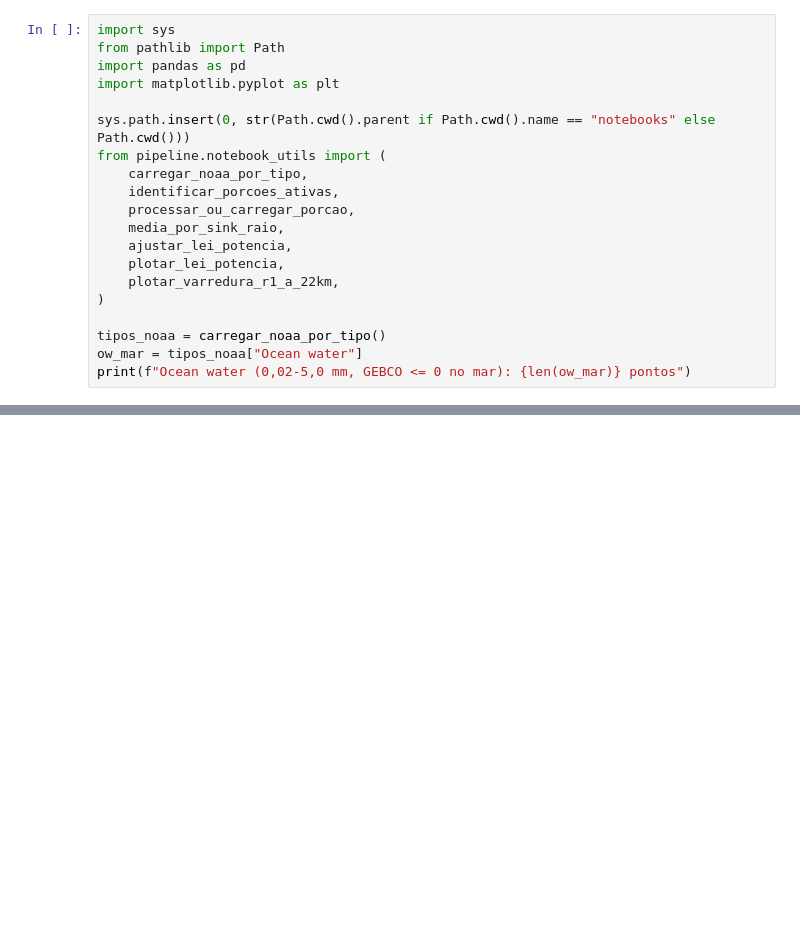
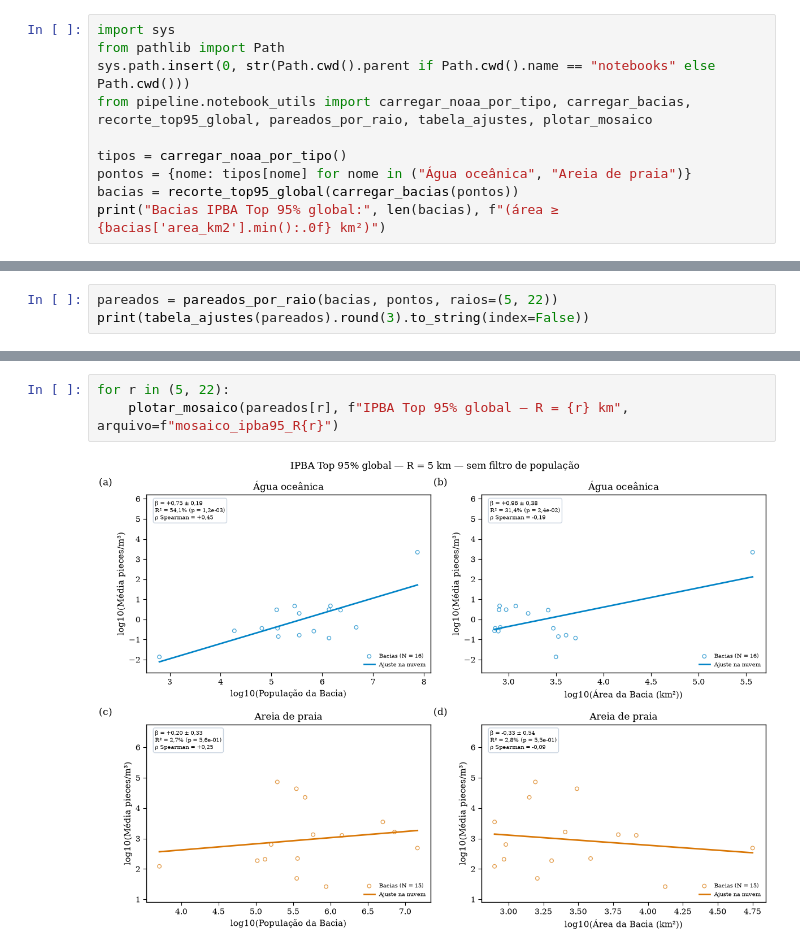
Before and after one commit to skaduhs5232/Tese, a Jupyter notebook: notebooks/03_pipeline_ipba_top95_global.ipynb, the cells around one changed output, grey strips where cells are left out. Cells and saved outputs as stored; diff of their text form; blank space fills up the shorter version.

Commit message:
notebooks: mosaico 2x2 agua oceanica x areia de praia (populacao e area), R=5/22 km, filtros de populacao, sem fluxo/urbana

```diff
--- a/notebooks/03_pipeline_ipba_top95_global.ipynb
+++ b/notebooks/03_pipeline_ipba_top95_global.ipynb
@@ -1,21 +1,11 @@
 # %%
 import sys
 from pathlib import Path
-import pandas as pd
-import matplotlib.pyplot as plt
+sys.path.insert(0, str(Path.cwd().parent if Path.cwd().name == "notebooks" else Path.cwd()))
+from pipeline.notebook_utils import carregar_noaa_por_tipo, carregar_bacias, recorte_top95_global, pareados_por_raio, tabela_ajustes, plotar_mosaico
 
-sys.path.insert(0, str(Path.cwd().parent if Path.cwd().name == "notebooks" else Path.cwd()))
-from pipeline.notebook_utils import (
-    carregar_noaa_por_tipo,
-    identificar_porcoes_ativas,
-    processar_ou_carregar_porcao,
-    media_por_sink_raio,
-    ajustar_lei_potencia,
-    plotar_lei_potencia,
-    plotar_varredura_r1_a_22km,
-)
-
-tipos_noaa = carregar_noaa_por_tipo()
-ow_mar = tipos_noaa["Ocean water"]
-print(f"Ocean water (0,02-5,0 mm, GEBCO <= 0 no mar): {len(ow_mar)} pontos")
+tipos = carregar_noaa_por_tipo()
+pontos = {nome: tipos[nome] for nome in ("Água oceânica", "Areia de praia")}
+bacias = recorte_top95_global(carregar_bacias(pontos))
+print("Bacias IPBA Top 95% global:", len(bacias), f"(área ≥ {bacias['area_km2'].min():.0f} km²)")
 # %% [output]
@@ -108,0 +13,3 @@ for r_km in range(1, 23):
+# %%
+pareados = pareados_por_raio(bacias, pontos, raios=(5, 22))
+print(tabela_ajustes(pareados).round(3).to_string(index=False))
@@ -108,0 +26,5 @@ for r_km in range(1, 23):
+# %%
+for r in (5, 22):
+    plotar_mosaico(pareados[r], f"IPBA Top 95% global — R = {r} km", arquivo=f"mosaico_ipba95_R{r}")
+# %% [output]
+[figure, added]
```
Also changed, not shown: parts of 7 cells of this notebook, 11 other files.
